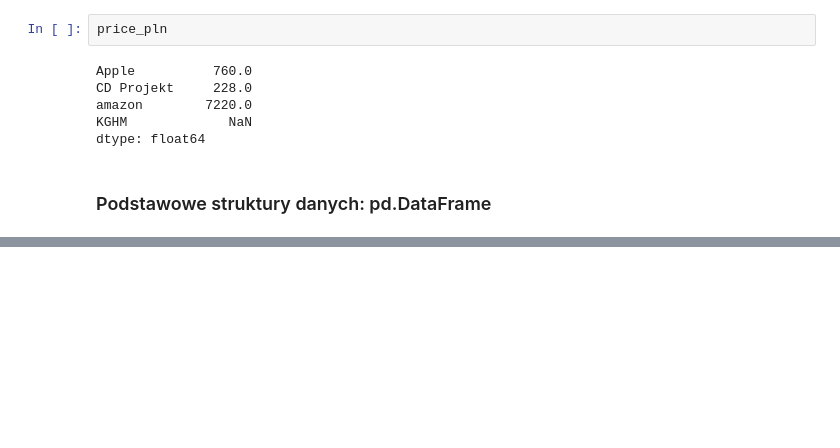
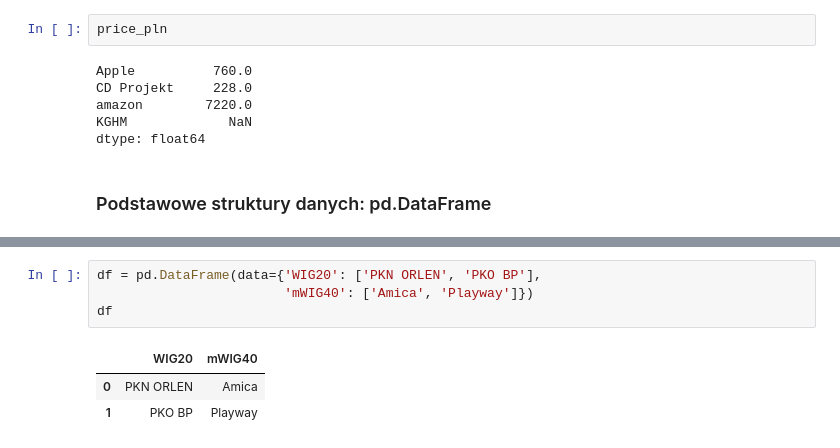
Before and after one commit to sebanie15/data_science-bootcamp, a Jupyter notebook: 02_pandas/01_pandas_intro.ipynb, the cells around one changed output, grey strips where cells are left out. Drawn from its saved outputs; the diff is of its cells as text; blank space fills up the shorter version.

```diff
--- a/02_pandas/01_pandas_intro.ipynb
+++ b/02_pandas/01_pandas_intro.ipynb
@@ -152,0 +171,8 @@ dtype: float64
+# %%
+df = pd.DataFrame(data={'WIG20': ['PKN ORLEN', 'PKO BP'],
+                        'mWIG40': ['Amica', 'Playway']})
+df
+# %% [output]
+|  | WIG20 | mWIG40 |
+| 0 | PKN ORLEN | Amica |
+| 1 | PKO BP | Playway |
```
Also changed, not shown: parts of 20 cells of this notebook.
